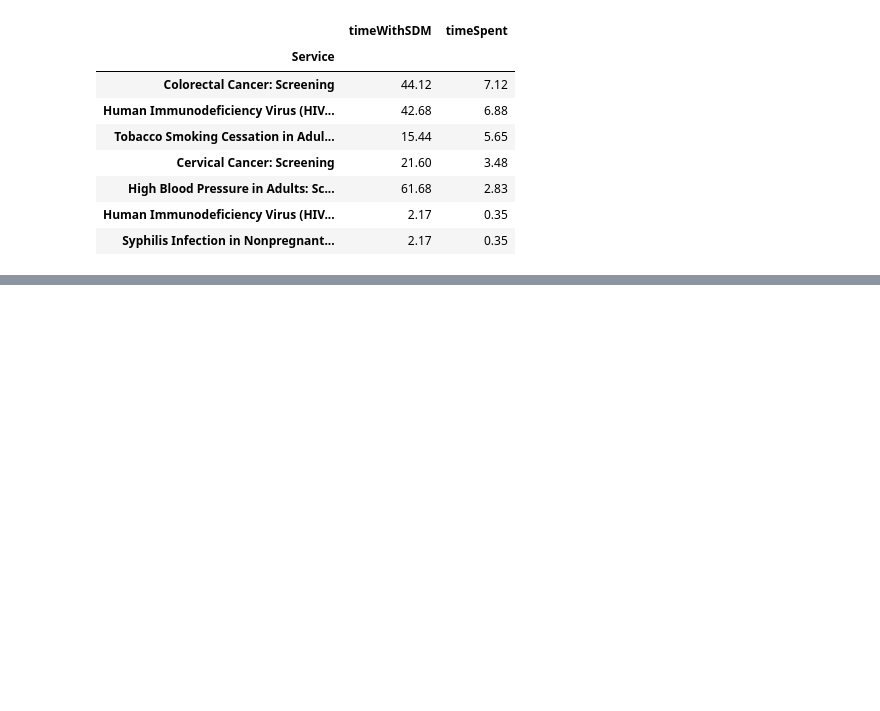
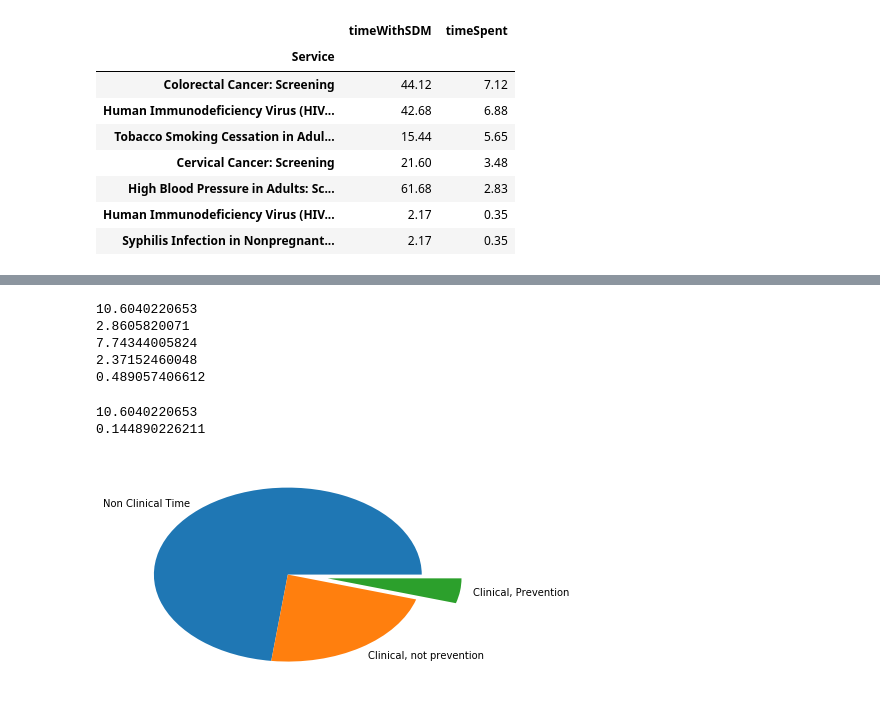
Before and after one commit to jburke5/Scrooge, a Jupyter notebook: ScroogeAnalysisDataVisualization.ipynb, the cells around one changed output, grey strips where cells are left out. Saved outputs shown, nothing was run; the diff lists cells and outputs as text; code cells hidden in the pictures; blank space fills up the shorter version.

Commit message:
Adding provider estimates, and improving visualizations

```diff
--- a/ScroogeAnalysisDataVisualization.ipynb
+++ b/ScroogeAnalysisDataVisualization.ipynb
@@ -118,6 +118,6 @@ allVisits['year'] = allVisits.visitDate.dt.year
 
 
 lastYearAllScreening = allScreeningServices[allScreeningServices.year==2026]
+lastYearAllVisits = allVisits[allVisits.year==2026]
 
-
-lastYearAllVisits = allVisits[allVisits.year==2026]
+allProviders = pd.read_csv("allProviders.csv")
@@ -144,0 +221,11 @@ lastYearAllScreening.groupby("Service").agg({'timeSpent' : lambda x : np.sum(x)/
+# %%
+allProviders['totalClinicalTime'] = allProviders.hoursWorked * allProviders.proportionClinical
+allProviders['totalTimePerDay'] = allProviders.hoursWorked / 240
+allProviders['fractionPreventive'] = np.random.normal(.168, .04, len(allProviders))
+allProviders['fractionPreventivePlusDoc'] = allProviders.fractionPreventive + allProviders.fractionPreventive * np.random.normal(.385, 0.02, len(allProviders))
+# for now, our time available for prevention will not include documentation time
+allProviders['timeAvailableForPreventionPerYear'] = allProviders.fractionPreventive * allProviders.totalClinicalTime
+allProviders['timeAvailableForPreventionPerDay'] = allProviders.timeAvailableForPreventionPerYear / 240
+allProviders['totalClinicalTimePerDay'] = allProviders.totalClinicalTime / 240
+allProviders['totalNonClinicalTimePerDay'] = allProviders.hoursWorked * (1-allProviders.proportionClinical) / 240
+allProviders['totalClincalNonPreventionTimePerDay'] = allProviders.totalClinicalTimePerDay- allProviders.timeAvailableForPreventionPerDay
@@ -144,0 +244,29 @@ lastYearAllScreening.groupby("Service").agg({'timeSpent' : lambda x : np.sum(x)/
+# %%
+print allProviders.totalTimePerDay.mean()
+print allProviders.totalClinicalTimePerDay.mean()
+print allProviders.totalNonClinicalTimePerDay.mean()
+print allProviders.totalClincalNonPreventionTimePerDay.mean()
+print allProviders.timeAvailableForPreventionPerDay.mean()
+# %% [output]
+10.6040220653
+2.8605820071
+7.74344005824
+2.37152460048
+0.489057406612
+# %%
+%matplotlib inline
+import matplotlib.pyplot as plt
+
+totalTimePerDay = allProviders.totalNonClinicalTimePerDay.mean() +  allProviders.totalClincalNonPreventionTimePerDay.mean() + allProviders.timeAvailableForPreventionPerDay.mean()
+print totalTimePerDay
+
+plt.pie([allProviders.totalNonClinicalTimePerDay.mean(), allProviders.totalClincalNonPreventionTimePerDay.mean(),
+        allProviders.timeAvailableForPreventionPerDay.mean()],
+        labels=['Non Clinical Time', 'Clinical, not prevention', 'Clinical, Prevention'], explode = [0,0,.3])
+
+timeAvailableForPreventionArea = 3.141592653589 * allProviders.timeAvailableForPreventionPerDay.mean()/totalTimePerDay
+print timeAvailableForPreventionArea
+# %% [output]
+10.6040220653
+0.144890226211
+[figure, added]
```
Also changed, not shown: parts of 17 cells of this notebook, 1 other file.
